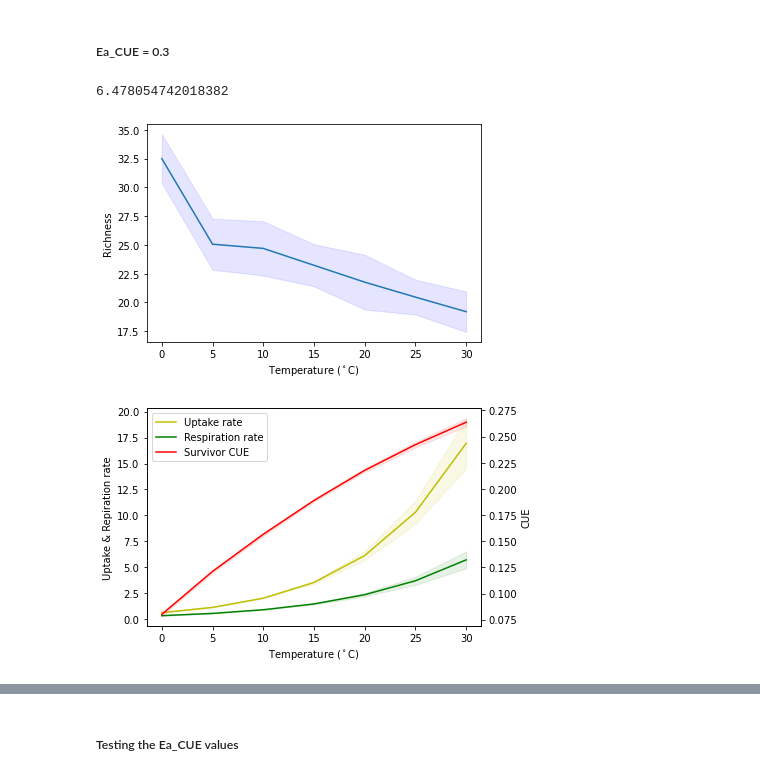
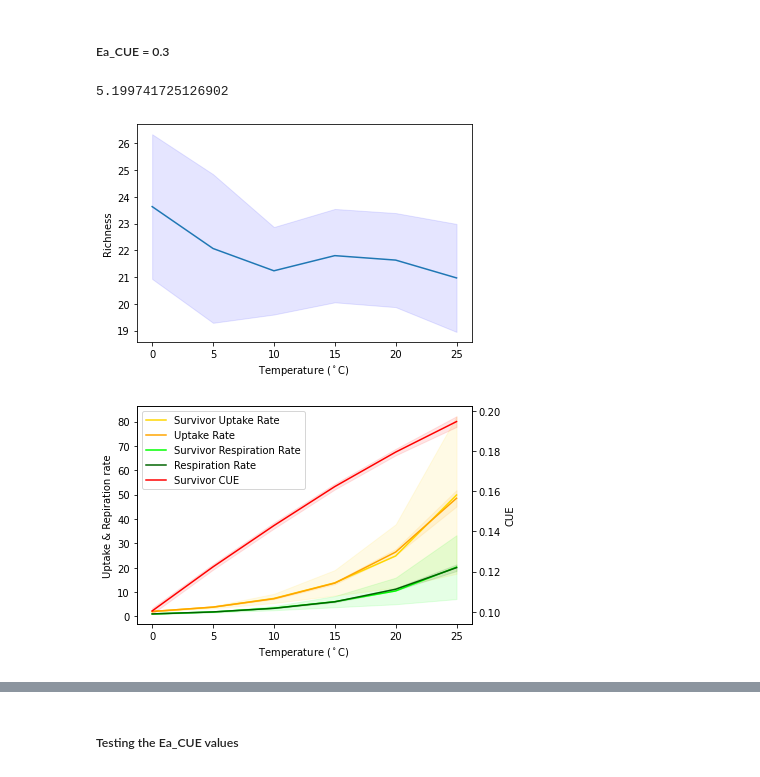
Before and after one commit to DaniDuan/CMEEProject, a Jupyter notebook: code/temp_microbial_CUE.ipynb, the cells around one changed output, grey strips where cells are left out. Saved outputs shown, nothing was run; the diff lists cells and outputs as text; code cells hidden in the pictures.

```diff
--- a/code/temp_microbial_CUE.ipynb
+++ b/code/temp_microbial_CUE.ipynb
@@ -1293,7 +1416,7 @@ N = 100 # Number of consumers
 M = 50 # Number of resources
 
 # Temperature params
-Tref = 273.15 + 10 # Reference temperature Kelvin, 10 degrees C !!!
+Tref = 273.15 + 0 # Reference temperature Kelvin, 10 degrees C !!!
 Ma = 1 # Mass
 Ea_D = np.repeat(3.5,N) # Deactivation energy
 Ea_CUE = 0.3
@@ -1306,12 +1429,15 @@ tv = 1 # immigration times inside one assembly
 t_fin = 4000 # Number of time steps for each temperature
 typ = 1 # Functional response, Type I or II
 K = 0.5 # Half saturation constant for Monod equation(Type II)
-T_c = 7 # How many temperatures to cover (how many cycles to run)
+T_c = 6 # How many temperatures to cover (how many cycles to run)
 
+########## Running Model ###########
 rich = np.empty((0, ass))
 all_CUE = []
-all_U = []
-all_R = []
+sU = []
+sR = []
+all_U = np.empty((0, ass))
+all_R = np.empty((0, ass))
 
 for i in range(T_c):
     T = 273.15 + 5 * i # Temperature
@@ -1319,44 +1445,59 @@ for i in range(T_c):
     rich = np.append(rich, [rich_series.flatten()], axis = 0)
     sur = [np.where(result_array[(i+1)*t_fin-1, 0:N]) for i in range(ass)]
     all_CUE.append(np.concatenate([CUE_out[i][sur[i]] for i in range(len(sur))]).ravel())
-    all_U.append(np.concatenate([np.sum(U_out_total, axis = 1).reshape(ass, N)[i][sur[i]] for i in range(len(sur))]).ravel())
-    all_R.append(np.concatenate([R_out[i][sur[i]] for i in range(len(sur))]).ravel())
+    sU.append(np.concatenate([np.sum(U_out_total, axis = 1).reshape(ass, N)[i][sur[i]] for i in range(len(sur))]).ravel())
+    sR.append(np.concatenate([R_out[i][sur[i]] for i in range(len(sur))]).ravel())
+    all_U = np.append(all_U, [np.mean(np.sum(U_out_total, axis = 1).reshape(ass,N), axis = 1)], axis = 0)
+    all_R = np.append(all_R, [np.mean(R_out,axis = 1)], axis = 0)
 
 print((time.time() - start)/60)
 # %% [output]
-6.478054742018382
+5.199741725126902
 # %%
 rich_mean = np.mean(rich, axis = 1)
 rich_ci =  1.96 * np.std(rich,axis = 1)/(T_c**0.5)
 CUE_mean = np.array([np.mean(all_CUE[i]) for i in range(T_c)])
 CUE_ci = np.array([1.96 * np.std(all_CUE[i])/(T_c**0.5) for i in range(T_c)])
-U_mean = np.array([np.mean(all_U[i]) for i in range(T_c)])
-U_ci = np.array([1.96 * np.std(all_U[i])/(T_c**0.5) for i in range(T_c)])
-R_mean = np.array([np.mean(all_R[i]) for i in range(T_c)])
-R_ci = np.array([1.96 * np.std(all_R[i])/(T_c**0.5) for i in range(T_c)])
+
+sU_mean = np.array([np.mean(sU[i]) for i in range(T_c)])
+sU_ci = np.array([1.96 * np.std(sU[i])/(T_c**0.5) for i in range(T_c)])
+sR_mean = np.array([np.mean(sR[i]) for i in range(T_c)])
+sR_ci = np.array([1.96 * np.std(sR[i])/(T_c**0.5) for i in range(T_c)])
+
+U_mean = np.mean(all_U, axis = 1)
+U_ci = 1.96 * np.std(all_U,axis = 1)/(T_c**0.5)
+R_mean = np.mean(all_R, axis = 1)
+R_ci = 1.96 * np.std(all_R,axis = 1)/(T_c**0.5)
 
 T_plot = range(0, 5*T_c, 5)
 
 plt.plot(T_plot, rich_mean)
 plt.fill_between(T_plot, rich_mean - rich_ci, rich_mean + rich_ci, color='b', alpha=.1)
 plt.xlabel('Temperature ($^\circ$C)')
 plt.ylabel('Richness')
 plt. show()
 
 fig, ax1 = plt.subplots()
 ax2 = ax1.twinx()
-ln1 = ax1.plot(T_plot, U_mean,'y', label = "Uptake rate")
-ax1.fill_between(T_plot, U_mean - U_ci, U_mean + U_ci, color='y', alpha=.1)
-ln2 = ax1.plot(T_plot, R_mean, 'g', label = "Respiration rate")
-ax1.fill_between(T_plot, R_mean - R_ci, R_mean + R_ci, color='g', alpha=.1)
-ln3 = ax2.plot(T_plot, CUE_mean, 'r', label = "Survivor CUE")
+ln1 = ax1.plot(T_plot, sU_mean,'gold', label = "Survivor Uptake Rate")
+ax1.fill_between(T_plot, sU_mean - sU_ci, sU_mean + sU_ci, color='gold', alpha=.1)
+ln2 = ax1.plot(T_plot, U_mean,'orange', label = "Uptake Rate")
+ax1.fill_between(T_plot, U_mean - U_ci, U_mean + U_ci, color='orange', alpha=.1)
+
+ln3 = ax1.plot(T_plot, sR_mean, 'lime', label = "Survivor Respiration Rate")
+ax1.fill_between(T_plot, sR_mean - sR_ci, sR_mean + sR_ci, color='lime', alpha=.1)
+ln4 = ax1.plot(T_plot, R_mean, 'darkgreen', label = "Respiration Rate")
+ax1.fill_between(T_plot, R_mean - R_ci, R_mean + R_ci, color='darkgreen', alpha=.1)
+
+ln5 = ax2.plot(T_plot, CUE_mean, 'r', label = "Survivor CUE")
 ax2.fill_between(T_plot, CUE_mean - CUE_ci, CUE_mean + CUE_ci, color='r', alpha=.1)
 ax1.set_xlabel('Temperature ($^\circ$C)')
 ax1.set_ylabel('Uptake & Repiration rate')
 ax2.set_ylabel('CUE')
-lns = ln1+ln2+ln3
+
+lns = ln1+ln2+ln3+ln4+ln5
 ax1.legend(lns, [i.get_label() for i in lns], loc = 2)
 plt. show()
 # %% [output]
-[figure, old version]
+[figure, new version]
-[figure, old version]
+[figure, new version]
```
Also changed, not shown: parts of 82 cells of this notebook, 34 other files.
